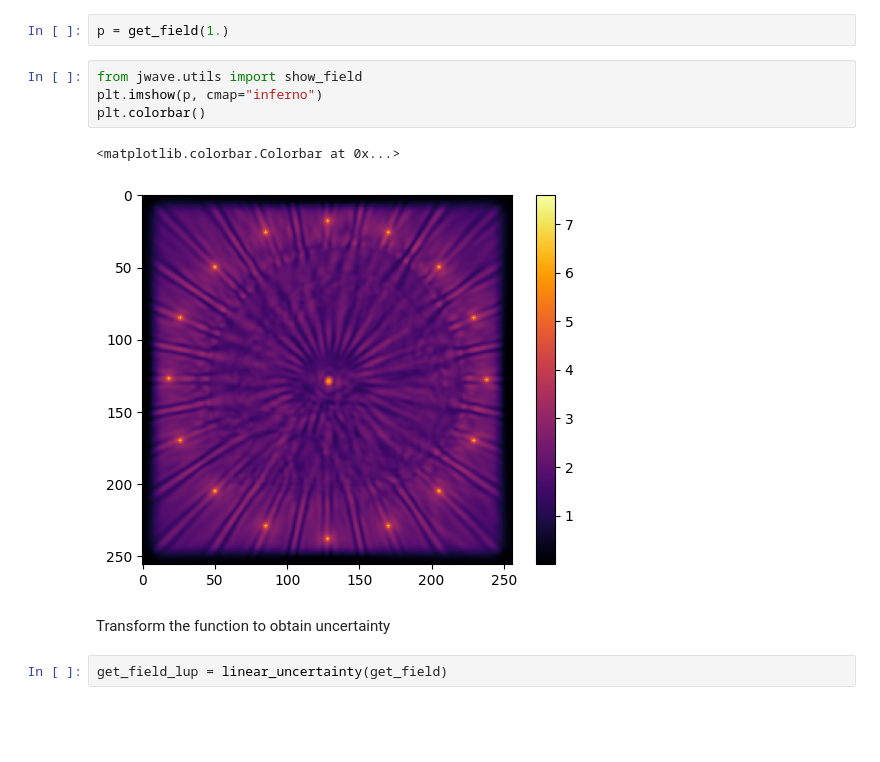
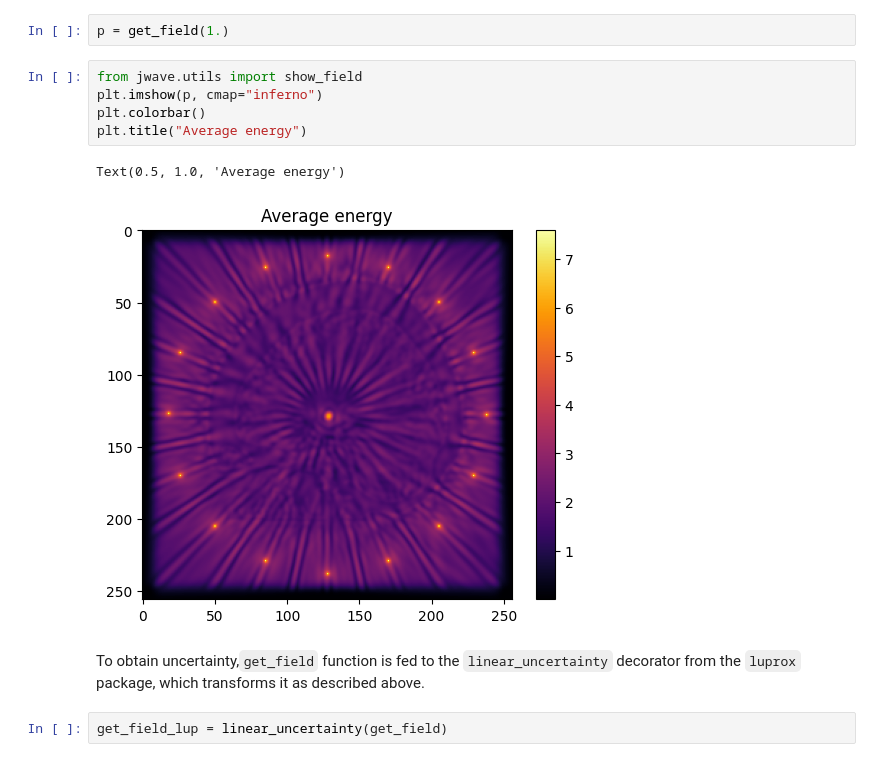
Before and after one commit to ucl-bug/jwave, a Jupyter notebook: docs/notebooks/others/uncertainty_propagation.ipynb, the cells around one changed output. Cells and saved outputs as stored; diff of their text form; blank space fills up the shorter version.

```diff
--- a/docs/notebooks/others/uncertainty_propagation.ipynb
+++ b/docs/notebooks/others/uncertainty_propagation.ipynb
@@ -126,12 +111,13 @@ p = get_field(1.)
 # %%
 from jwave.utils import show_field
 plt.imshow(p, cmap="inferno")
 plt.colorbar()
+plt.title("Average energy")
 # %% [output]
-<matplotlib.colorbar.Colorbar at 0x...>
+Text(0.5, 1.0, 'Average energy')
-[figure, old version]
+[figure, new version]
 # %% [markdown]
-Transform the function to obtain uncertainty
+To obtain uncertainty,`get_field` function is fed to the `linear_uncertainty` decorator from the `luprox` package, which transforms it as described above.
 # %%
 get_field_lup = linear_uncertainty(get_field)
 # %% [markdown]
```
Also changed, not shown: parts of 13 cells of this notebook.
